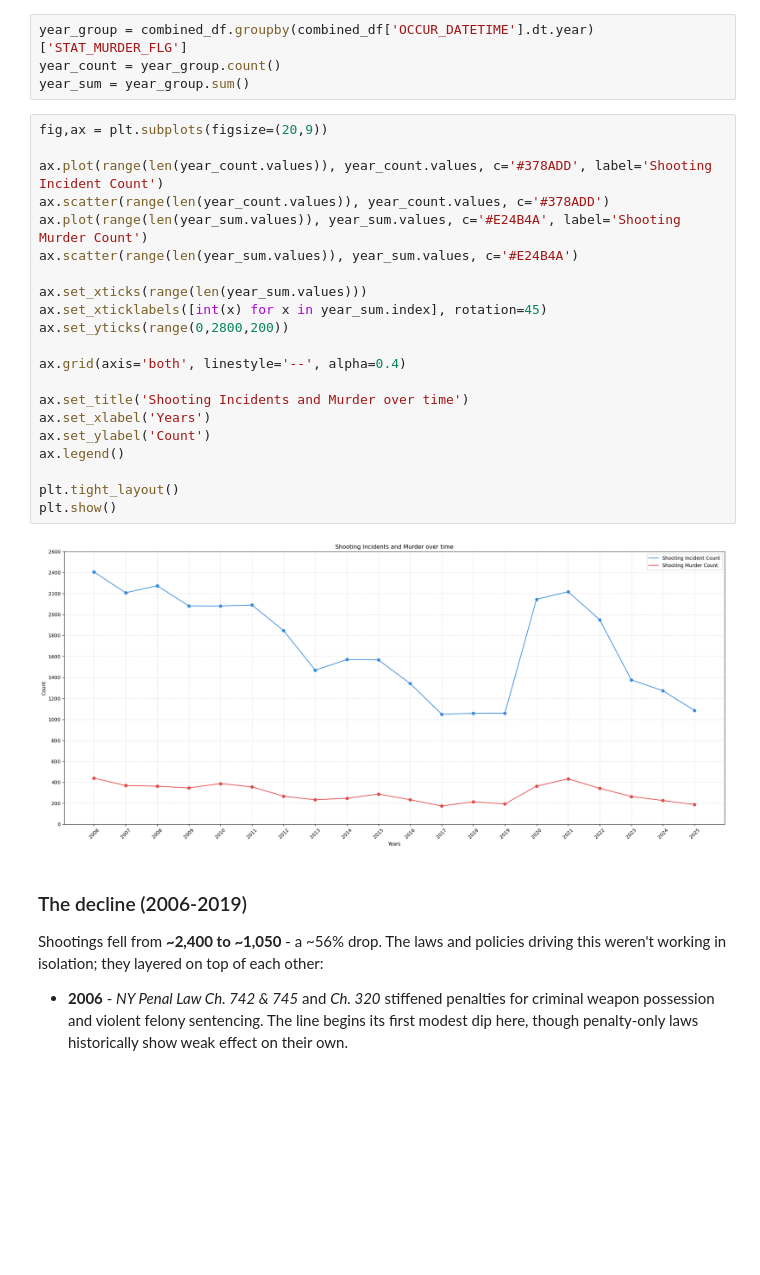
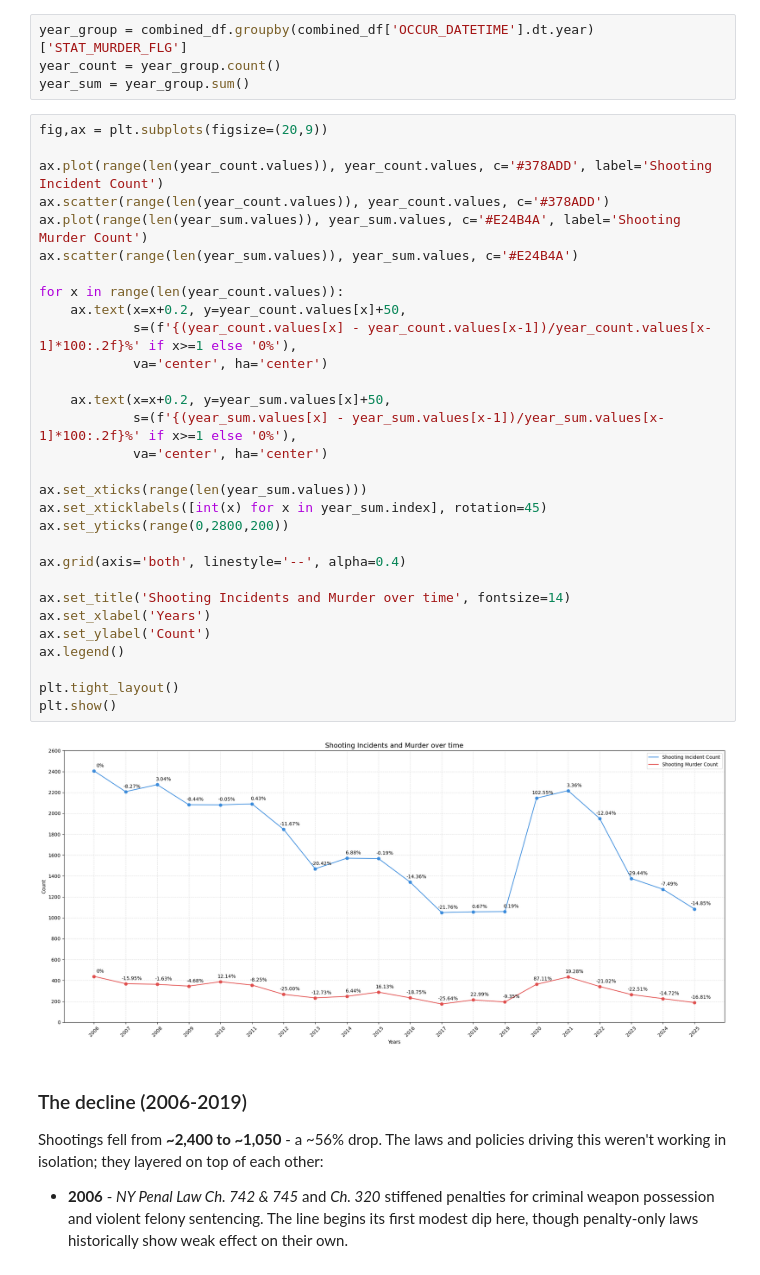
Before and after one commit to karanveerss383/NYC-shootings-analysis, a Jupyter notebook: Analysis/part_data_analysis_singh_karanveer.ipynb, the cells around one changed output. Drawn from its saved outputs; the diff is of its cells as text; blank space fills up the shorter version.

Commit message:
refine first visual

```diff
--- a/Analysis/part_data_analysis_singh_karanveer.ipynb
+++ b/Analysis/part_data_analysis_singh_karanveer.ipynb
@@ -29,26 +29,35 @@ year_sum = year_group.sum()
 # %%
 fig,ax = plt.subplots(figsize=(20,9))
 
 ax.plot(range(len(year_count.values)), year_count.values, c='#378ADD', label='Shooting Incident Count')
 ax.scatter(range(len(year_count.values)), year_count.values, c='#378ADD')
 ax.plot(range(len(year_sum.values)), year_sum.values, c='#E24B4A', label='Shooting Murder Count')
 ax.scatter(range(len(year_sum.values)), year_sum.values, c='#E24B4A')
 
+for x in range(len(year_count.values)):
+    ax.text(x=x+0.2, y=year_count.values[x]+50,
+            s=(f'{(year_count.values[x] - year_count.values[x-1])/year_count.values[x-1]*100:.2f}%' if x>=1 else '0%'),
+            va='center', ha='center')
+
+    ax.text(x=x+0.2, y=year_sum.values[x]+50,
+            s=(f'{(year_sum.values[x] - year_sum.values[x-1])/year_sum.values[x-1]*100:.2f}%' if x>=1 else '0%'),
+            va='center', ha='center')
+
 ax.set_xticks(range(len(year_sum.values)))
 ax.set_xticklabels([int(x) for x in year_sum.index], rotation=45)
 ax.set_yticks(range(0,2800,200))
 
 ax.grid(axis='both', linestyle='--', alpha=0.4)
 
-ax.set_title('Shooting Incidents and Murder over time')
+ax.set_title('Shooting Incidents and Murder over time', fontsize=14)
 ax.set_xlabel('Years')
 ax.set_ylabel('Count')
 ax.legend()
 
 plt.tight_layout()
 plt.show()
 # %% [output]
-[figure, old version]
+[figure, new version]
 # %% [markdown]
 ### The decline (2006-2019)
 
```
Also changed, not shown: parts of 1 cell of this notebook.
